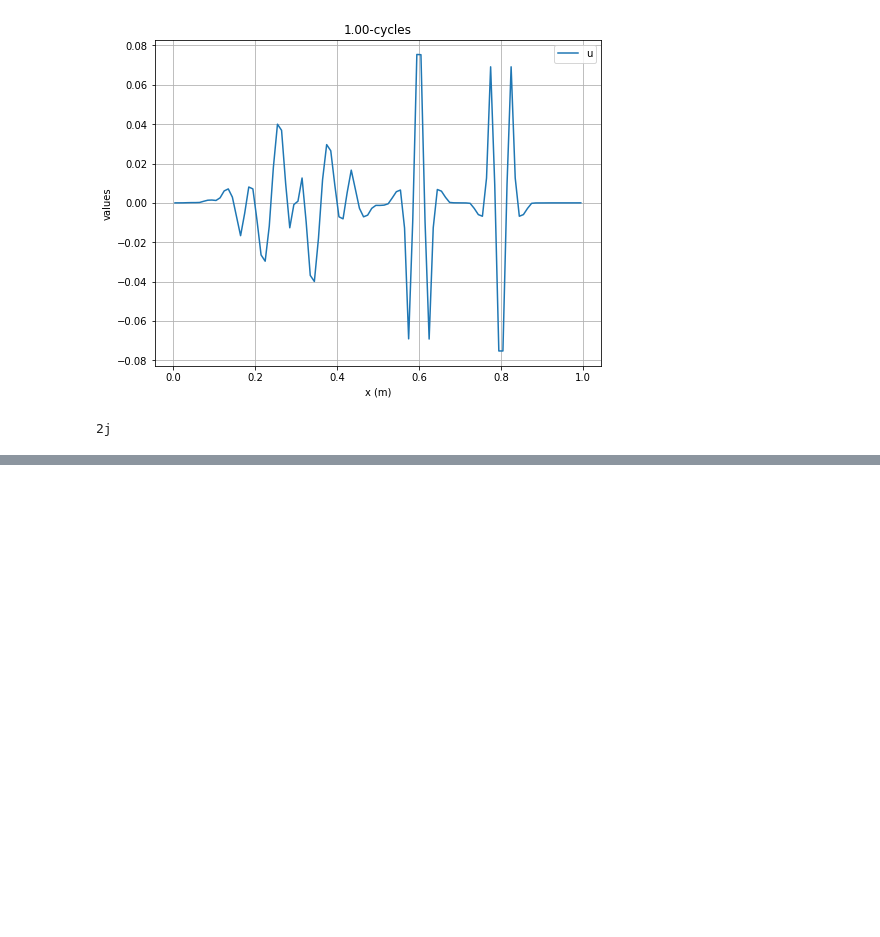
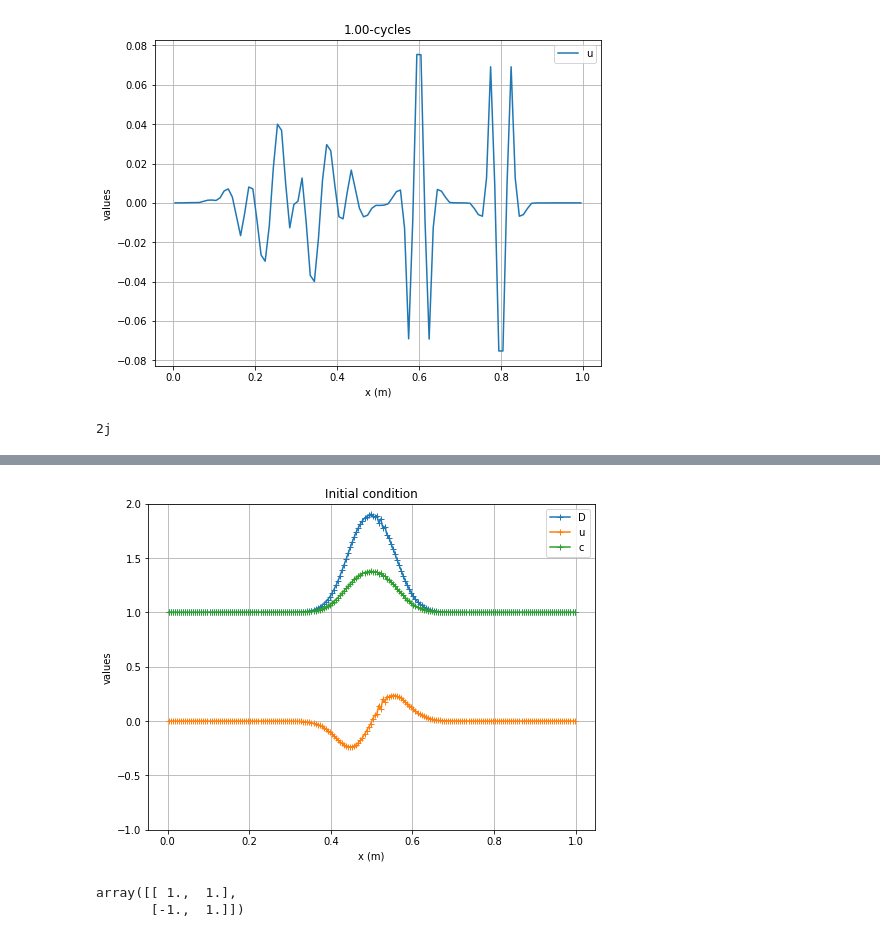
Before and after one commit to sirpipat/tsunami-modelling, a Jupyter notebook: src/Playground.ipynb, the cells around one changed output, grey strips where cells are left out. Drawn from its saved outputs; the diff is of its cells as text; code cells hidden in the pictures; blank space fills up the shorter version.

```diff
--- a/src/Playground.ipynb
+++ b/src/Playground.ipynb
@@ -615 +688,33 @@ array([[ 3, 10, 12],
+# %%
+CFL = 0.1
+N_cycles = 1
+dx = 1/N
+#dt = CFL * dx / np.sqrt(g*D_0*1.21) #np.amax(np.abs(W))
+N_steps = 20
+
+for kk in range(N_steps):
+    dt = CFL * dx / np.amax(np.abs(u) + np.sqrt(g * D))
+    #print('dt = %f\n' % dt)
+    psi_1_next = advect(x, psi_1, c_1, dt, 1, ICA5, RK3)
+    psi_2_next = advect(x, psi_2, c_2, dt, 1, ICA5, RK3)
+
+    Psi_next = np.array([psi_1_next, psi_2_next])
+    q_next = np.zeros(np.shape(q))
+    for ii in np.arange(np.size(u)):
+        q_next[:,ii] = np.matmul(V[:,:,ii], Psi_next[:,ii])
+
+    # next step
+    u = q_next[1,:] / q_next[0,:]
+    D = q_next[0,:]
+    q = np.array([D, D*u])
+    for ii in np.arange(np.size(u)):
+        V[:,:,ii] = np.array([[1, 1], \
+                              [u[ii]-np.sqrt(g*D[ii]), u[ii]+np.sqrt(g*D[ii])]])
+        W[:,ii] = np.array([u[ii]-np.sqrt(g*D[ii]), u[ii]+np.sqrt(g*D[ii])])
+        #Psi[:,ii] = np.linalg.solve(V[:,:,ii], q[:,ii])
+    Psi = np.array([D/2, D/2])
+    psi_1 = Psi[0,:]
+    psi_2 = Psi[1,:]
+    c_1 = W[0,:]
+    c_2 = W[1,:]
 # %%
@@ -643,0 +728,18 @@ dd[1]
+# %%
+plt.plot(x, D, '+-', label = 'D')
+plt.plot(x, u, '+-', label = 'u')
+plt.plot(x, np.sqrt(g*D), '+-', label = 'c')
+plt.grid()
+plt.xlabel('x (m)')
+plt.ylabel('values')
+plt.legend()
+plt.title('Initial condition')
+plt.ylim((-1,2))
+plt.show()
+# %% [output]
+[figure, added]
+# %%
+V[:,:,0]
+# %% [output]
+array([[ 1.,  1.],
+       [-1.,  1.]])
```
Also changed, not shown: parts of 38 cells of this notebook, 6 other files.
